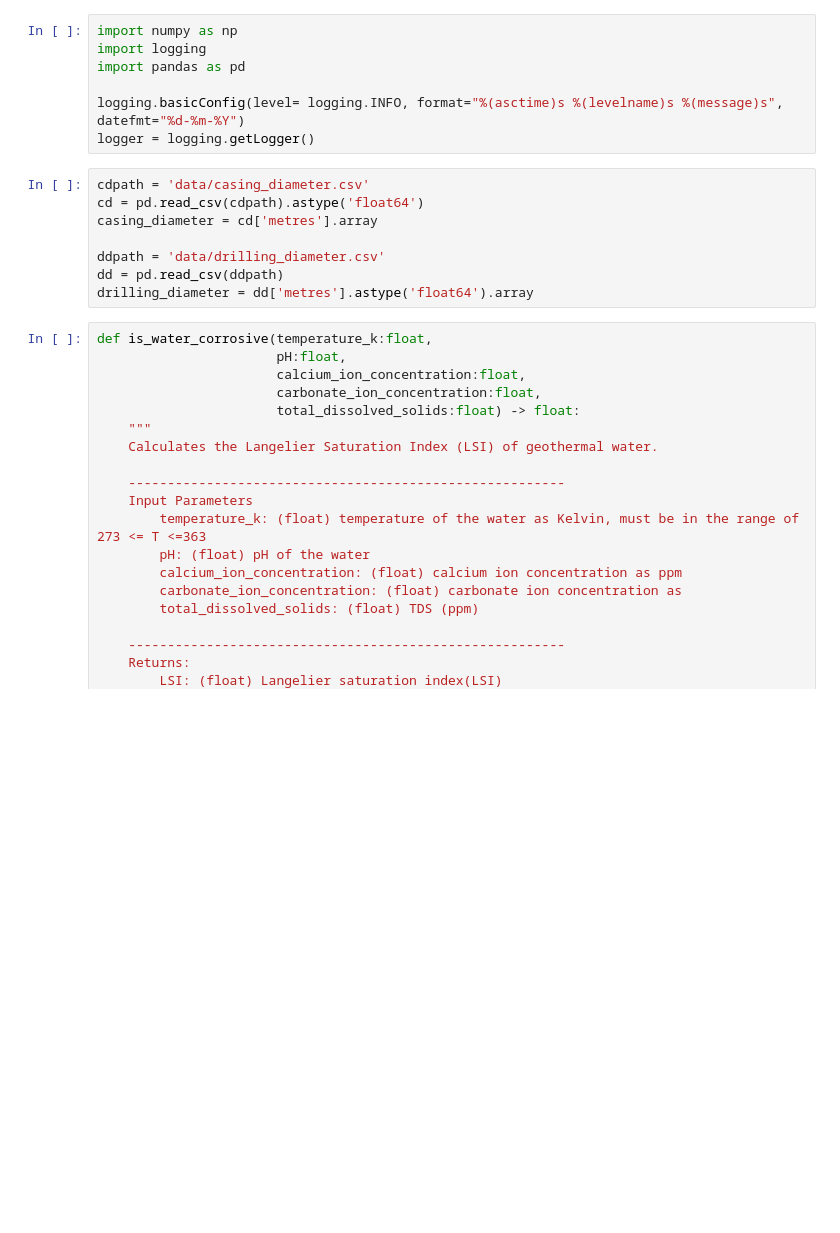
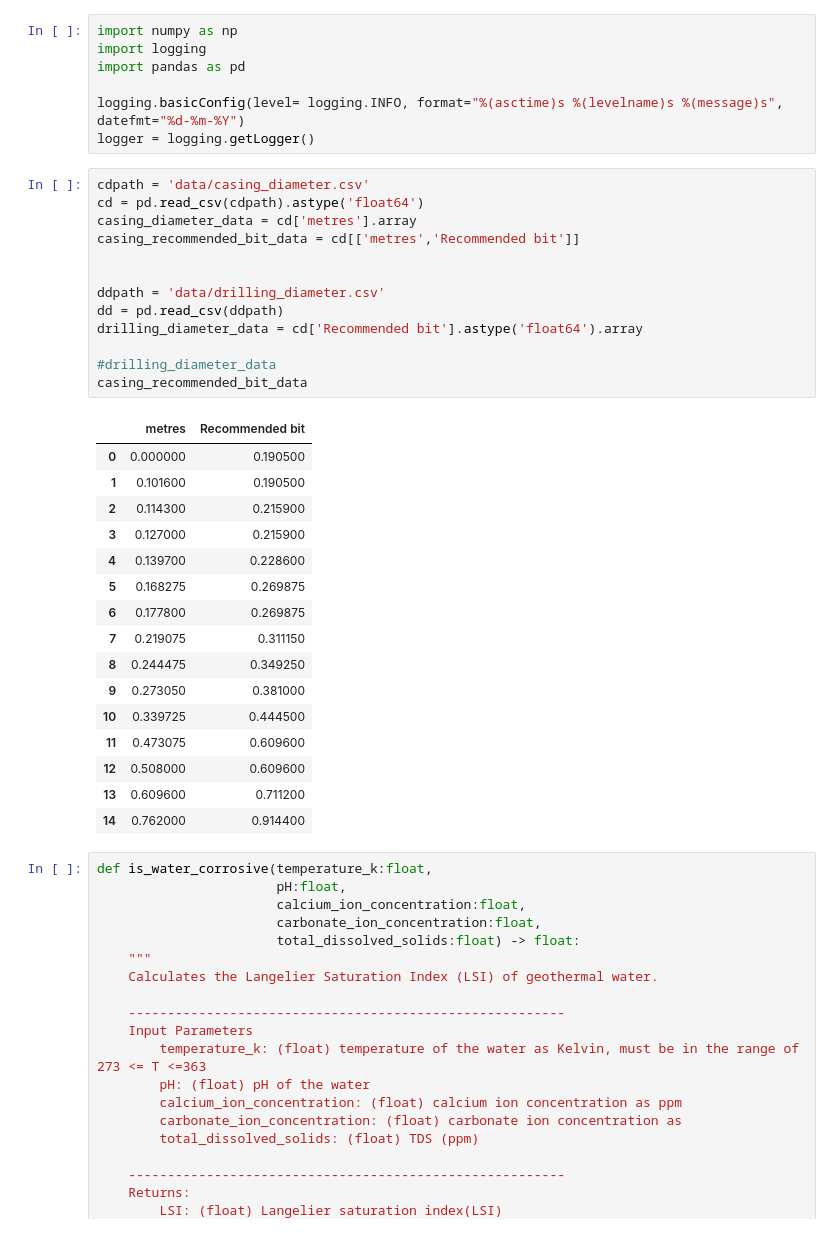
Before and after one commit to 08dhuh/geodrillcalc, a Jupyter notebook: geodrillcalc/calc.ipynb, the cells around one changed output. Drawn from its saved outputs; the diff is of its cells as text; blank space fills up the shorter version.

```diff
--- a/geodrillcalc/calc.ipynb
+++ b/geodrillcalc/calc.ipynb
@@ -8,11 +8,33 @@ logger = logging.getLogger()
 # %%
 cdpath = 'data/casing_diameter.csv'
 cd = pd.read_csv(cdpath).astype('float64')
-casing_diameter = cd['metres'].array
+casing_diameter_data = cd['metres'].array
+casing_recommended_bit_data = cd[['metres','Recommended bit']]
+
 
 ddpath = 'data/drilling_diameter.csv'
 dd = pd.read_csv(ddpath)
-drilling_diameter = dd['metres'].astype('float64').array
+drilling_diameter_data = cd['Recommended bit'].astype('float64').array
+
+#drilling_diameter_data
+casing_recommended_bit_data
+# %% [output]
+|  | metres | Recommended bit |
+| 0 | 0.000000 | 0.190500 |
+| 1 | 0.101600 | 0.190500 |
+| 2 | 0.114300 | 0.215900 |
+| 3 | 0.127000 | 0.215900 |
+| 4 | 0.139700 | 0.228600 |
+| 5 | 0.168275 | 0.269875 |
+| 6 | 0.177800 | 0.269875 |
+| 7 | 0.219075 | 0.311150 |
+| 8 | 0.244475 | 0.349250 |
+| 9 | 0.273050 | 0.381000 |
+| 10 | 0.339725 | 0.444500 |
+| 11 | 0.473075 | 0.609600 |
+| 12 | 0.508000 | 0.609600 |
+| 13 | 0.609600 | 0.711200 |
+| 14 | 0.762000 | 0.914400 |
 # %%
 def is_water_corrosive(temperature_k:float,
                        pH:float,
```
Also changed, not shown: parts of 12 cells of this notebook.
